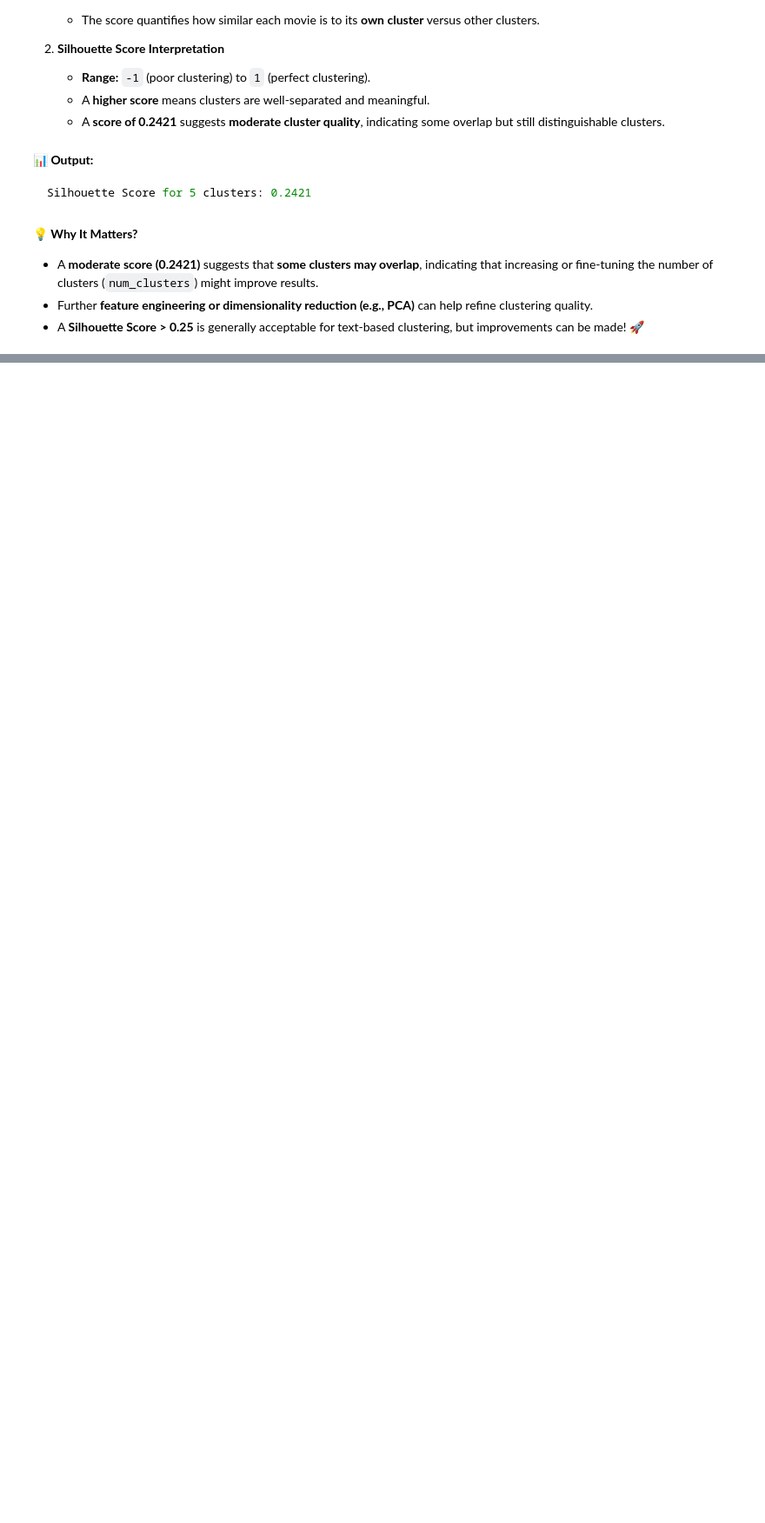
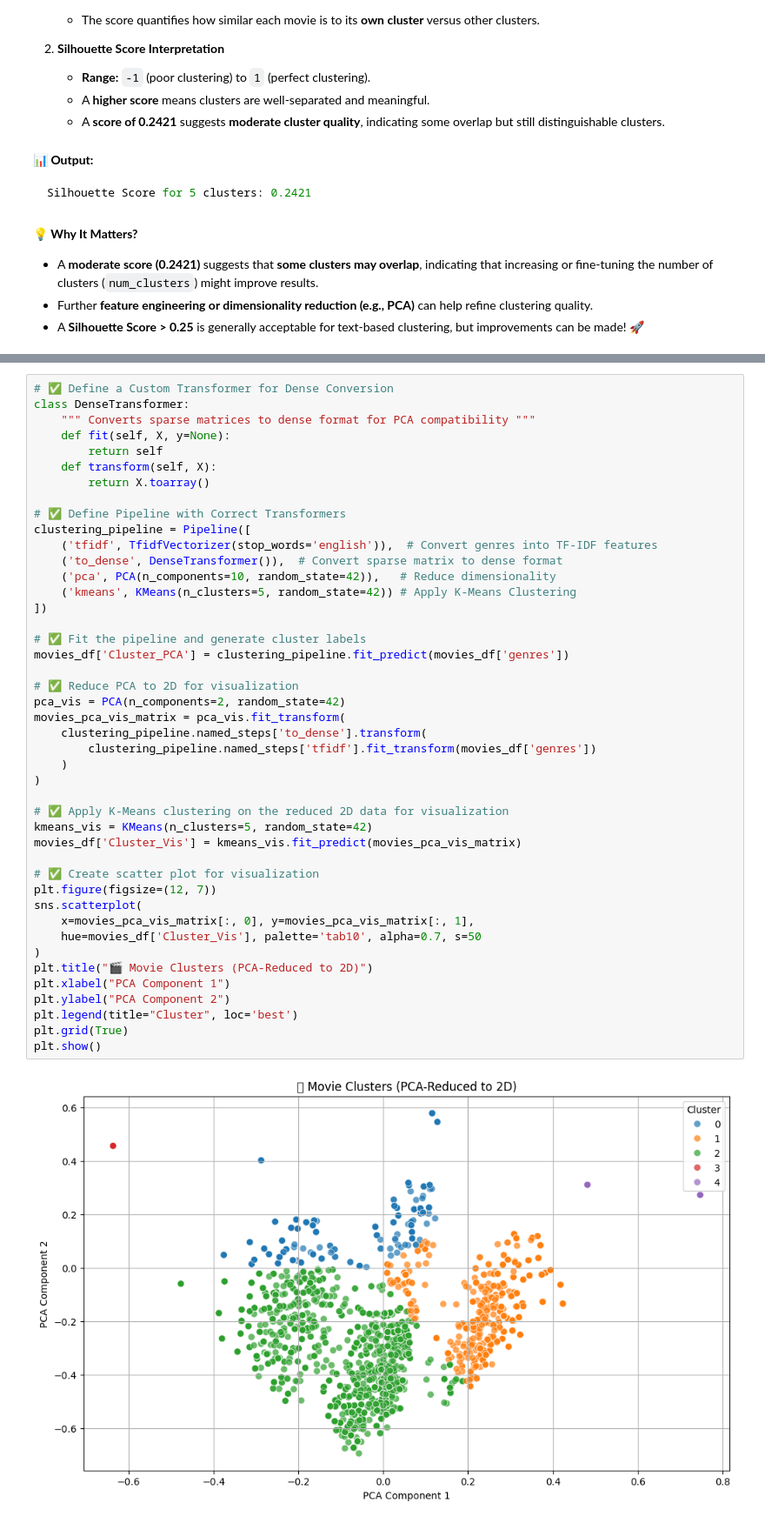
Before and after one commit to Otim135/Phase_4_Project, a Jupyter notebook: Recommendation_systems.ipynb.ipynb, the cells around one changed output, grey strips where cells are left out. Shown at 87% size. Drawn from its saved outputs; the diff is of its cells as text; blank space fills up the shorter version.

Commit message:
Optimized PCA-Based Movie Clustering with Fine-Tuned K-Means

```diff
--- a/Recommendation_systems.ipynb.ipynb
+++ b/Recommendation_systems.ipynb.ipynb
@@ -356,0 +393,46 @@ Silhouette Score after PCA: 0.2789
+# %%
+# ✅ Define a Custom Transformer for Dense Conversion
+class DenseTransformer:
+    """ Converts sparse matrices to dense format for PCA compatibility """
+    def fit(self, X, y=None):
+        return self
+    def transform(self, X):
+        return X.toarray()
+
+# ✅ Define Pipeline with Correct Transformers
+clustering_pipeline = Pipeline([
+    ('tfidf', TfidfVectorizer(stop_words='english')),  # Convert genres into TF-IDF features
+    ('to_dense', DenseTransformer()),  # Convert sparse matrix to dense format
+    ('pca', PCA(n_components=10, random_state=42)),   # Reduce dimensionality
+    ('kmeans', KMeans(n_clusters=5, random_state=42)) # Apply K-Means Clustering
+])
+
+# ✅ Fit the pipeline and generate cluster labels
+movies_df['Cluster_PCA'] = clustering_pipeline.fit_predict(movies_df['genres'])
+
+# ✅ Reduce PCA to 2D for visualization
+pca_vis = PCA(n_components=2, random_state=42)
+movies_pca_vis_matrix = pca_vis.fit_transform(
+    clustering_pipeline.named_steps['to_dense'].transform(
+        clustering_pipeline.named_steps['tfidf'].fit_transform(movies_df['genres'])
+    )
+)
+
+# ✅ Apply K-Means clustering on the reduced 2D data for visualization
+kmeans_vis = KMeans(n_clusters=5, random_state=42)
+movies_df['Cluster_Vis'] = kmeans_vis.fit_predict(movies_pca_vis_matrix)
+
+# ✅ Create scatter plot for visualization
+plt.figure(figsize=(12, 7))
+sns.scatterplot(
+    x=movies_pca_vis_matrix[:, 0], y=movies_pca_vis_matrix[:, 1],
+    hue=movies_df['Cluster_Vis'], palette='tab10', alpha=0.7, s=50
+)
+plt.title("🎬 Movie Clusters (PCA-Reduced to 2D)")
+plt.xlabel("PCA Component 1")
+plt.ylabel("PCA Component 2")
+plt.legend(title="Cluster", loc='best')
+plt.grid(True)
+plt.show()
+# %% [output]
+[figure, added]
```
Also changed, not shown: parts of 4 cells of this notebook.
